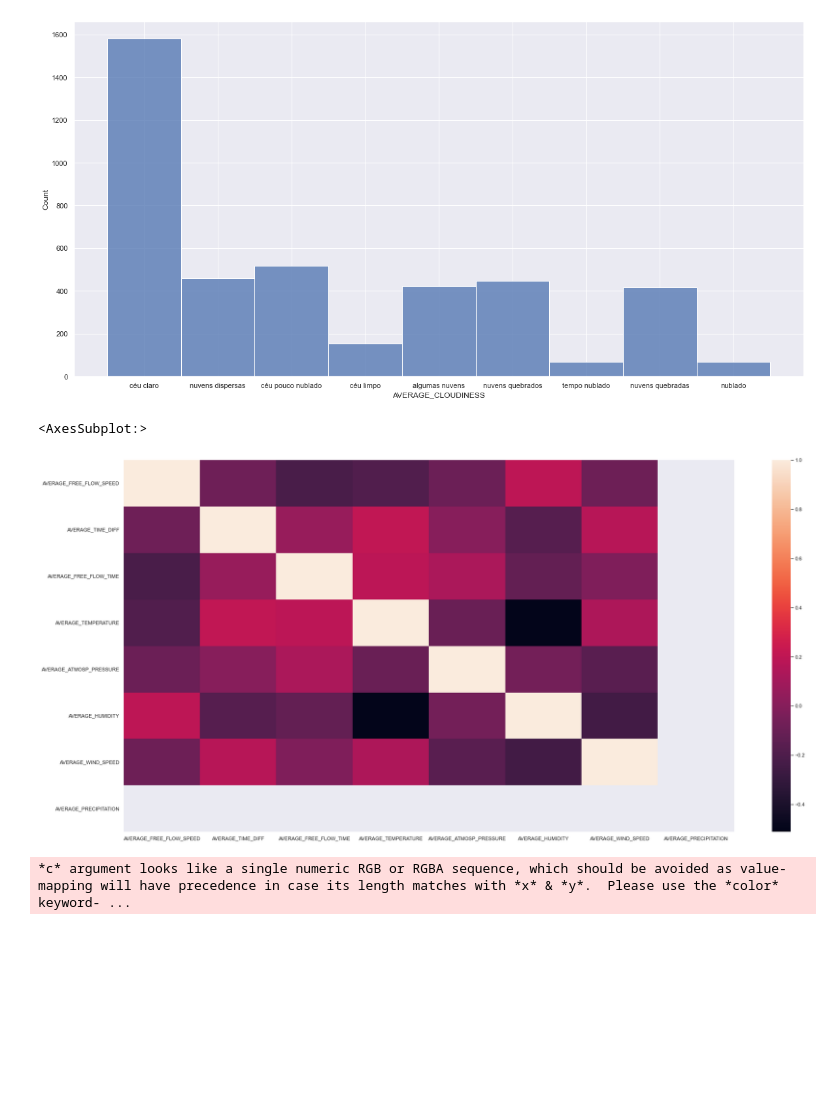
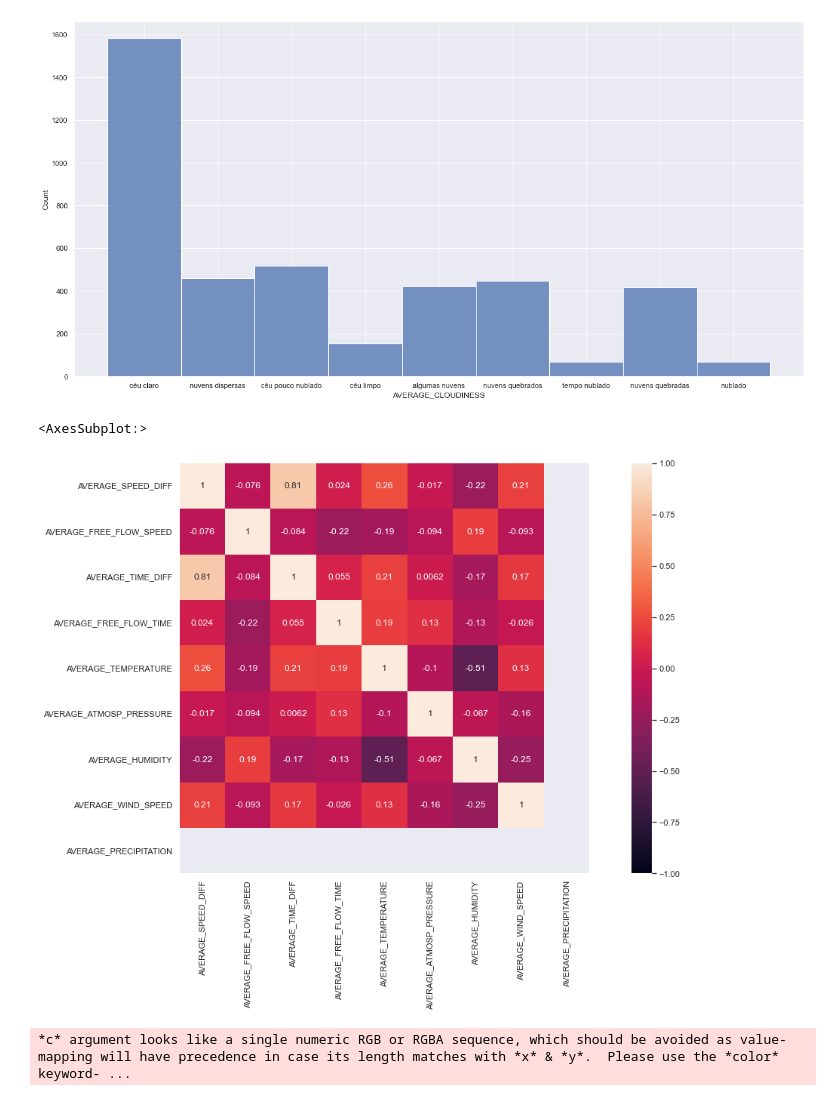
Before and after one commit to 29medium/DAA_Project, a Jupyter notebook: competition/analysys.ipynb, the cells around one changed output. Saved outputs shown, nothing was run; the diff lists cells and outputs as text; code cells hidden in the pictures; blank space fills up the shorter version.

```diff
--- a/competition/analysys.ipynb
+++ b/competition/analysys.ipynb
@@ -96,10 +96,11 @@ sns.histplot(df['AVERAGE_CLOUDINESS'])
 <AxesSubplot:xlabel='AVERAGE_CLOUDINESS', ylabel='Count'>
 [figure]
 # %%
-sns.heatmap(df.corr())
+sns.set(rc={'figure.figsize':(20,10)})
+sns.heatmap(df_num.corr(), vmin=-1, vmax=1, square=True, annot=True)
 # %% [output]
 <AxesSubplot:>
-[figure, old version]
+[figure, new version]
 # %%
 #Mudar x para testar outra feature
 df_num.plot.scatter(x='AVERAGE_ATMOSP_PRESSURE',y='AVERAGE_SPEED_DIFF')
```
